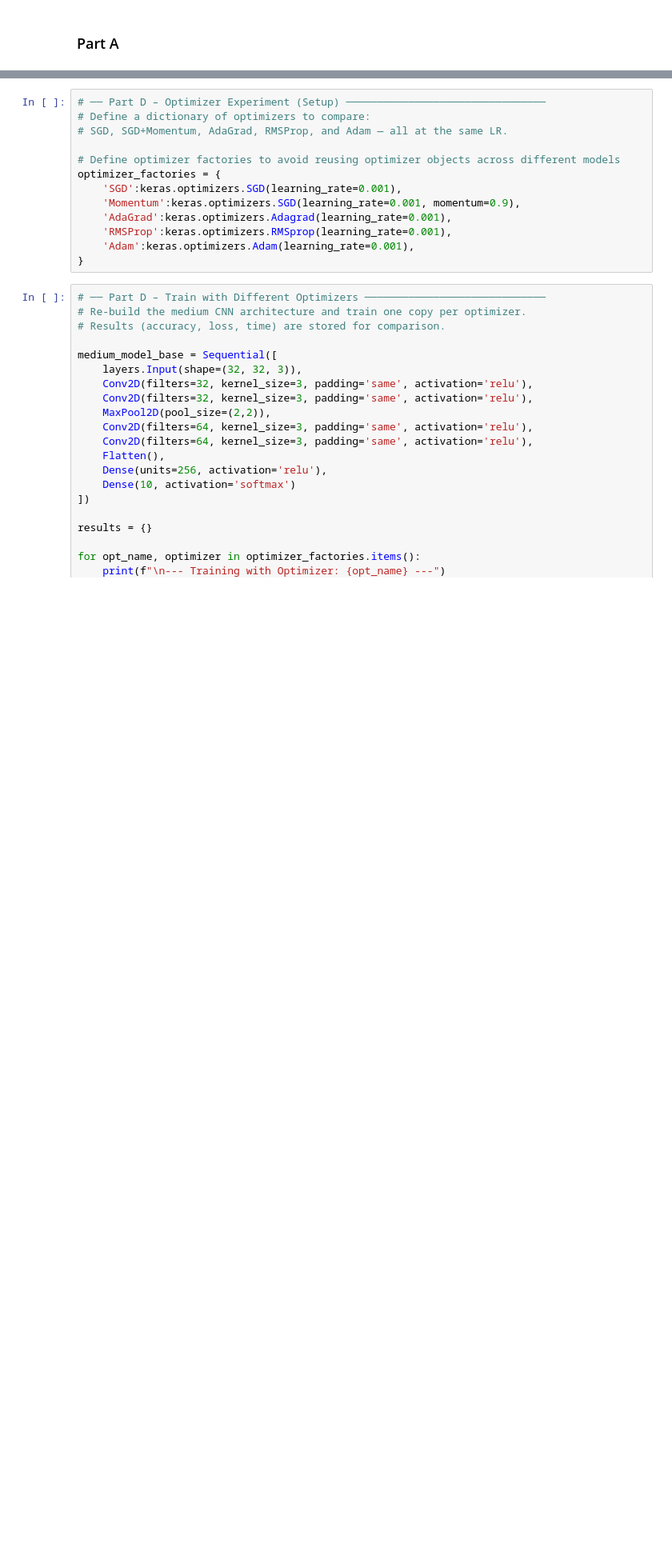
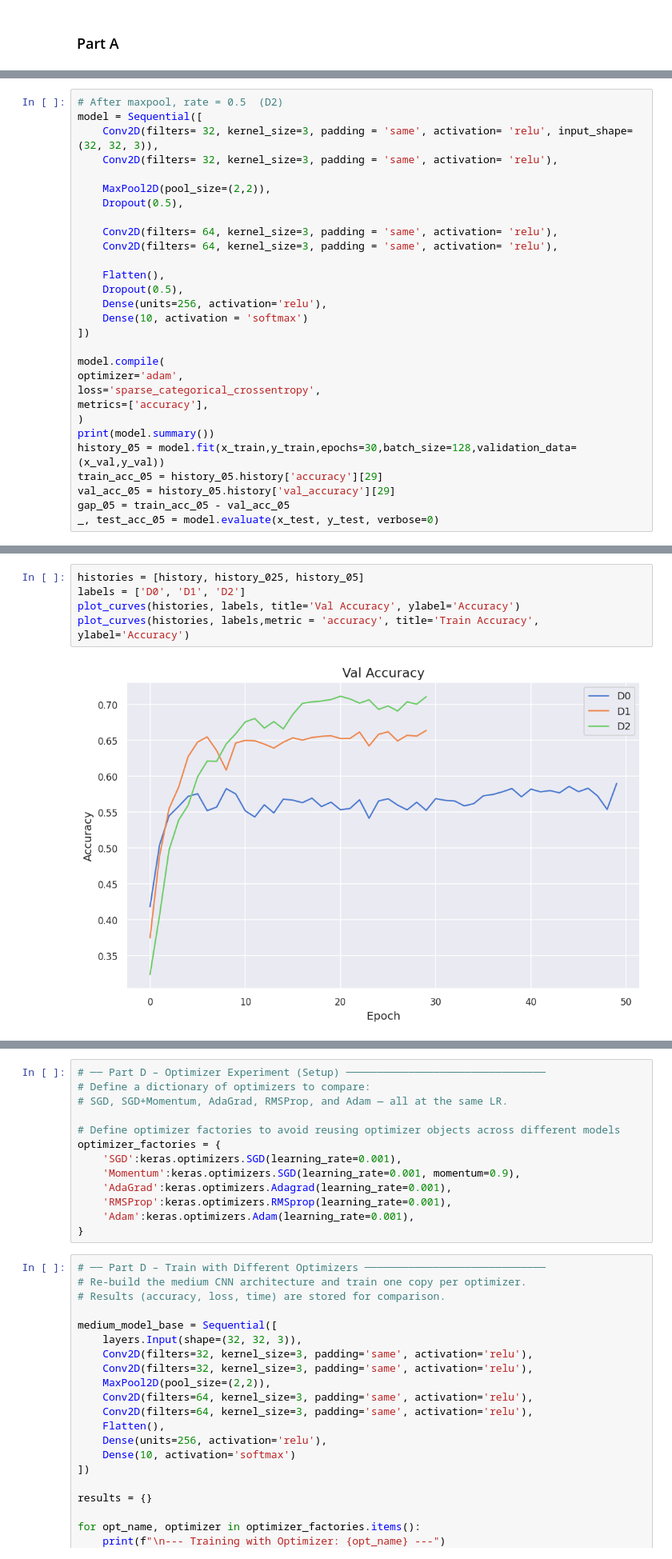
Before and after one commit to Ayman-Ewas/Supervised-Assignment-2-CNN-, a Jupyter notebook: 20230081_20230717_2023_CNN_Assignment.ipynb, the cells around one changed output, grey strips where cells are left out. Shown: that part at 80% size. Drawn from its saved outputs; the diff is of its cells as text; blank space fills up the shorter version.

```diff
--- a/20230081_20230717_2023_CNN_Assignment.ipynb
+++ b/20230081_20230717_2023_CNN_Assignment.ipynb
@@ -276,0 +601,29 @@ plt.show()
+# %%
+# After maxpool, rate = 0.5  (D2)
+model = Sequential([
+    Conv2D(filters= 32, kernel_size=3, padding = 'same', activation= 'relu', input_shape=(32, 32, 3)),
+    Conv2D(filters= 32, kernel_size=3, padding = 'same', activation= 'relu'),
+
+    MaxPool2D(pool_size=(2,2)),
+    Dropout(0.5),
+
+    Conv2D(filters= 64, kernel_size=3, padding = 'same', activation= 'relu'),
+    Conv2D(filters= 64, kernel_size=3, padding = 'same', activation= 'relu'),
+
+    Flatten(),
+    Dropout(0.5),
+    Dense(units=256, activation='relu'),
+    Dense(10, activation = 'softmax')
+])
+
+model.compile(
+optimizer='adam',
+loss='sparse_categorical_crossentropy',
+metrics=['accuracy'],
+)
+print(model.summary())
+history_05 = model.fit(x_train,y_train,epochs=30,batch_size=128,validation_data=(x_val,y_val))
+train_acc_05 = history_05.history['accuracy'][29]
+val_acc_05 = history_05.history['val_accuracy'][29]
+gap_05 = train_acc_05 - val_acc_05
+_, test_acc_05 = model.evaluate(x_test, y_test, verbose=0)
@@ -276,0 +682,7 @@ plt.show()
+# %%
+histories = [history, history_025, history_05]
+labels = ['D0', 'D1', 'D2']
+plot_curves(histories, labels, title='Val Accuracy', ylabel='Accuracy')
+plot_curves(histories, labels,metric = 'accuracy', title='Train Accuracy', ylabel='Accuracy')
+# %% [output]
+[figure, added]
```
Also changed, not shown: parts of 37 cells of this notebook.
